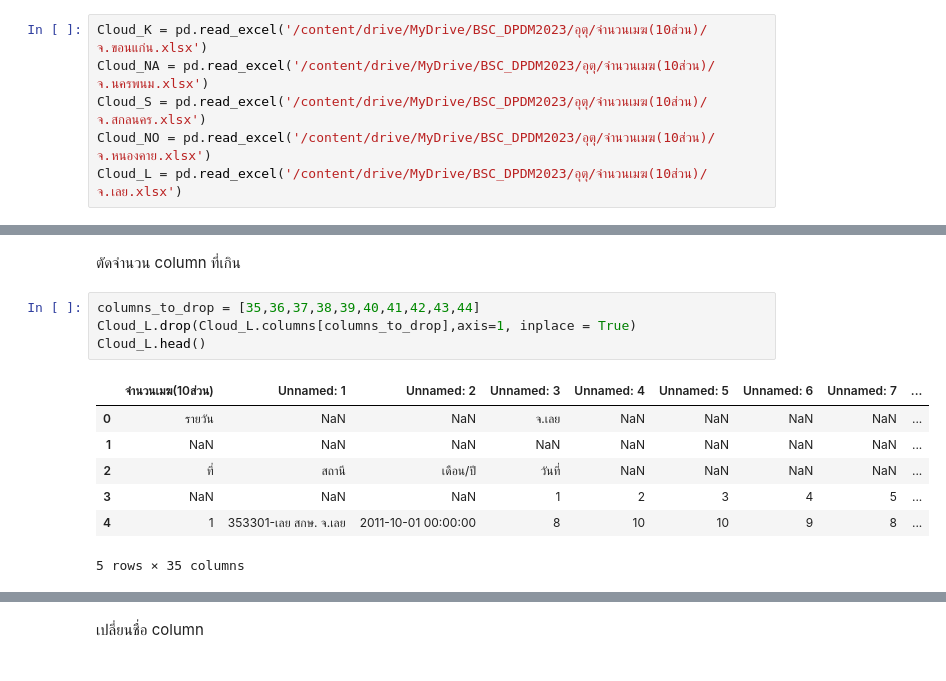
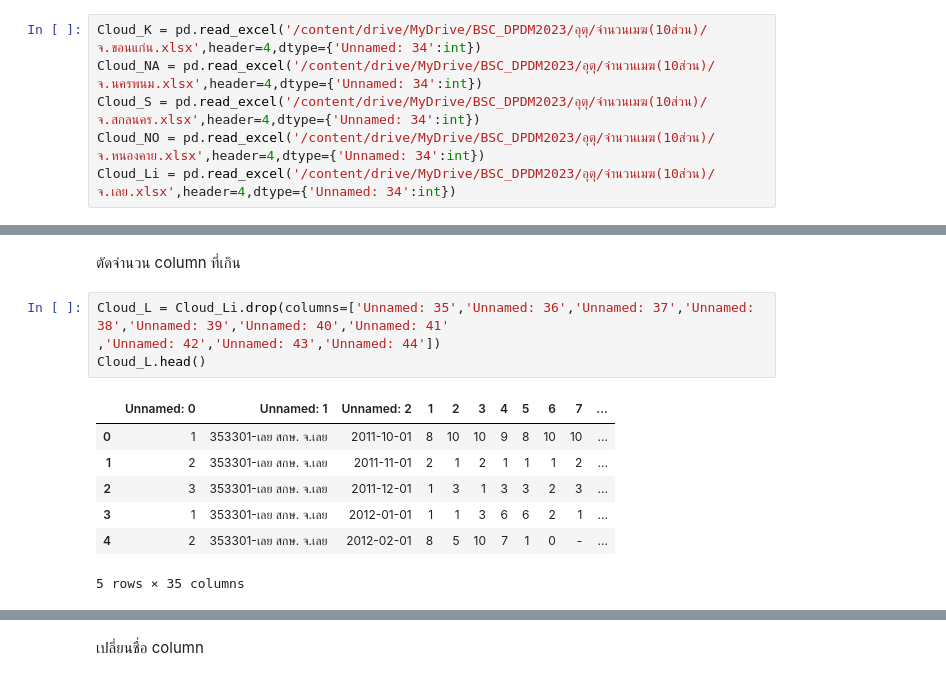
Before and after one commit to kitiluck/BSC_DPDM23, a Jupyter notebook: midterm_bscdpdm23.ipynb, the cells around one changed output, grey strips where cells are left out. Drawn from its saved outputs; the diff is of its cells as text.

```diff
--- a/midterm_bscdpdm23.ipynb
+++ b/midterm_bscdpdm23.ipynb
@@ -270,8 +138,8 @@ Wind_L.head()
 # %% [markdown]
 ## จำนวนเมฆ
 # %%
-Cloud_K = pd.read_excel('/content/drive/MyDrive/BSC_DPDM2023/อุตุ/จำนวนเมฆ(10ส่วน)/จ.ขอนแก่น.xlsx')
-Cloud_NA = pd.read_excel('/content/drive/MyDrive/BSC_DPDM2023/อุตุ/จำนวนเมฆ(10ส่วน)/จ.นครพนม.xlsx')
-Cloud_S = pd.read_excel('/content/drive/MyDrive/BSC_DPDM2023/อุตุ/จำนวนเมฆ(10ส่วน)/จ.สกลนคร.xlsx')
-Cloud_NO = pd.read_excel('/content/drive/MyDrive/BSC_DPDM2023/อุตุ/จำนวนเมฆ(10ส่วน)/จ.หนองคาย.xlsx')
-Cloud_L = pd.read_excel('/content/drive/MyDrive/BSC_DPDM2023/อุตุ/จำนวนเมฆ(10ส่วน)/จ.เลย.xlsx')
+Cloud_K = pd.read_excel('/content/drive/MyDrive/BSC_DPDM2023/อุตุ/จำนวนเมฆ(10ส่วน)/จ.ขอนแก่น.xlsx',header=4,dtype={'Unnamed: 34':int})
+Cloud_NA = pd.read_excel('/content/drive/MyDrive/BSC_DPDM2023/อุตุ/จำนวนเมฆ(10ส่วน)/จ.นครพนม.xlsx',header=4,dtype={'Unnamed: 34':int})
+Cloud_S = pd.read_excel('/content/drive/MyDrive/BSC_DPDM2023/อุตุ/จำนวนเมฆ(10ส่วน)/จ.สกลนคร.xlsx',header=4,dtype={'Unnamed: 34':int})
+Cloud_NO = pd.read_excel('/content/drive/MyDrive/BSC_DPDM2023/อุตุ/จำนวนเมฆ(10ส่วน)/จ.หนองคาย.xlsx',header=4,dtype={'Unnamed: 34':int})
+Cloud_Li = pd.read_excel('/content/drive/MyDrive/BSC_DPDM2023/อุตุ/จำนวนเมฆ(10ส่วน)/จ.เลย.xlsx',header=4,dtype={'Unnamed: 34':int})
@@ -288,14 +146,14 @@ Cloud_L.head()
 # %% [markdown]
 ตัดจำนวน column ที่เกิน
 # %%
-columns_to_drop = [35,36,37,38,39,40,41,42,43,44]
-Cloud_L.drop(Cloud_L.columns[columns_to_drop],axis=1, inplace = True)
+Cloud_L = Cloud_Li.drop(columns=['Unnamed: 35','Unnamed: 36','Unnamed: 37','Unnamed: 38','Unnamed: 39','Unnamed: 40','Unnamed: 41'
+,'Unnamed: 42','Unnamed: 43','Unnamed: 44'])
 Cloud_L.head()
 # %% [output]
-|  | จำนวนเมฆ(10ส่วน) | Unnamed: 1 | Unnamed: 2 | Unnamed: 3 | Unnamed: 4 | Unnamed: 5 | Unnamed: 6 | Unnamed: 7 | ... |
-| 0 | รายวัน | NaN | NaN | จ.เลย | NaN | NaN | NaN | NaN | ... |
-| 1 | NaN | NaN | NaN | NaN | NaN | NaN | NaN | NaN | ... |
-| 2 | ที่ | สถานี | เดือน/ปี | วันที่ | NaN | NaN | NaN | NaN | ... |
-| 3 | NaN | NaN | NaN | 1 | 2 | 3 | 4 | 5 | ... |
-| 4 | 1 | 353301-เลย สกษ. จ.เลย | 2011-10-01 00:00:00 | 8 | 10 | 10 | 9 | 8 | ... |
+|  | Unnamed: 0 | Unnamed: 1 | Unnamed: 2 | 1 | 2 | 3 | 4 | 5 | 6 | 7 | ... |
+| 0 | 1 | 353301-เลย สกษ. จ.เลย | 2011-10-01 | 8 | 10 | 10 | 9 | 8 | 10 | 10 | ... |
+| 1 | 2 | 353301-เลย สกษ. จ.เลย | 2011-11-01 | 2 | 1 | 2 | 1 | 1 | 1 | 2 | ... |
+| 2 | 3 | 353301-เลย สกษ. จ.เลย | 2011-12-01 | 1 | 3 | 1 | 3 | 3 | 2 | 3 | ... |
+| 3 | 1 | 353301-เลย สกษ. จ.เลย | 2012-01-01 | 1 | 1 | 3 | 6 | 6 | 2 | 1 | ... |
+| 4 | 2 | 353301-เลย สกษ. จ.เลย | 2012-02-01 | 8 | 5 | 10 | 7 | 1 | 0 | - | ... |
 5 rows × 35 columns
```
Also changed, not shown: parts of 61 cells of this notebook.
